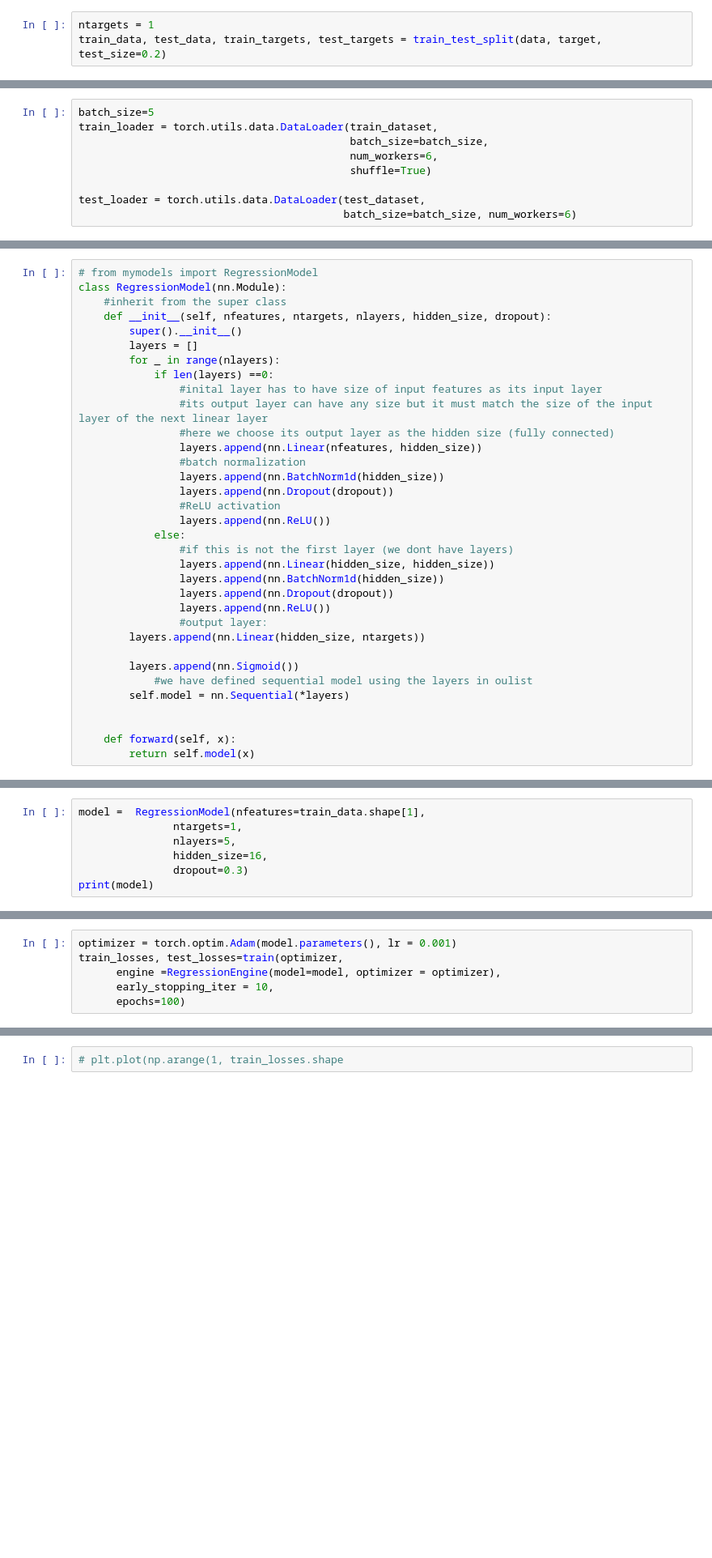
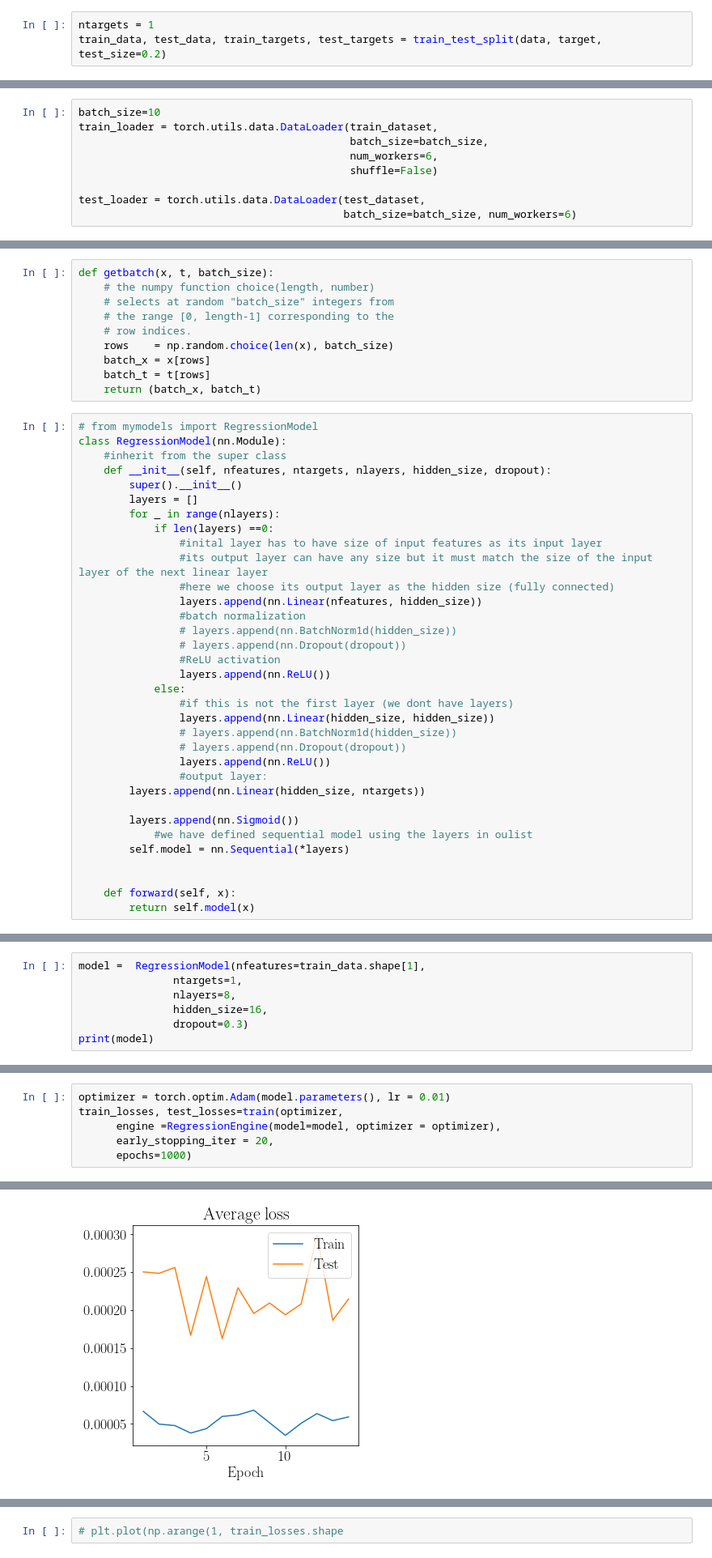
Before and after one commit to AliAlkadhim/IQN_HEP, a Jupyter notebook: Estimate_pT_IQN.ipynb, the cells around one changed output, grey strips where cells are left out. Shown at 81% size. Drawn from its saved outputs; the diff is of its cells as text; blank space fills up the shorter version.

```diff
--- a/Estimate_pT_IQN.ipynb
+++ b/Estimate_pT_IQN.ipynb
@@ -177,9 +519,9 @@ print(train_dataset[0], train_dataset)
 # %%
-batch_size=5
+batch_size=10
 train_loader = torch.utils.data.DataLoader(train_dataset,
                                            batch_size=batch_size,
                                            num_workers=6,
-                                           shuffle=True)
+                                           shuffle=False)
 
 test_loader = torch.utils.data.DataLoader(test_dataset,
                                           batch_size=batch_size, num_workers=6)
@@ -186,3 +540,13 @@ test_loader = torch.utils.data.DataLoader(test_dataset,
+# %%
+def getbatch(x, t, batch_size):
+    # the numpy function choice(length, number)
+    # selects at random "batch_size" integers from
+    # the range [0, length-1] corresponding to the
+    # row indices.
+    rows    = np.random.choice(len(x), batch_size)
+    batch_x = x[rows]
+    batch_t = t[rows]
+    return (batch_x, batch_t)
 # %%
 # from mymodels import RegressionModel
 class RegressionModel(nn.Module):
@@ -197,15 +561,15 @@ class RegressionModel(nn.Module):
                 #here we choose its output layer as the hidden size (fully connected)
                 layers.append(nn.Linear(nfeatures, hidden_size))
                 #batch normalization
-                layers.append(nn.BatchNorm1d(hidden_size))
-                layers.append(nn.Dropout(dropout))
+                # layers.append(nn.BatchNorm1d(hidden_size))
+                # layers.append(nn.Dropout(dropout))
                 #ReLU activation
                 layers.append(nn.ReLU())
             else:
                 #if this is not the first layer (we dont have layers)
                 layers.append(nn.Linear(hidden_size, hidden_size))
-                layers.append(nn.BatchNorm1d(hidden_size))
-                layers.append(nn.Dropout(dropout))
+                # layers.append(nn.BatchNorm1d(hidden_size))
+                # layers.append(nn.Dropout(dropout))
                 layers.append(nn.ReLU())
                 #output layer:
         layers.append(nn.Linear(hidden_size, ntargets))
@@ -226,7 +590,7 @@ train_data.shape =  (80000, 9)
 # %%
 model =  RegressionModel(nfeatures=train_data.shape[1],
                ntargets=1,
-               nlayers=5,
+               nlayers=8,
                hidden_size=16,
                dropout=0.3)
 print(model)
@@ -369,6 +739,7 @@ SyntaxError: invalid syntax (697863518.py, line 17)
 # %%
-optimizer = torch.optim.Adam(model.parameters(), lr = 0.001)
+optimizer = torch.optim.Adam(model.parameters(), lr = 0.01)
 train_losses, test_losses=train(optimizer,
       engine =RegressionEngine(model=model, optimizer = optimizer),
-      early_stopping_iter = 10,
-      epochs=100)
+      early_stopping_iter = 20,
+      epochs=1000)
+# %% [output]
@@ -375,2 +761,3 @@ train_losses, test_losses=train(optimizer,
+[figure, added]
 # %%
 np.array(train_losses).shape, np.array(test_losses).shape
```
Also changed, not shown: parts of 22 cells of this notebook, 21 other files.
